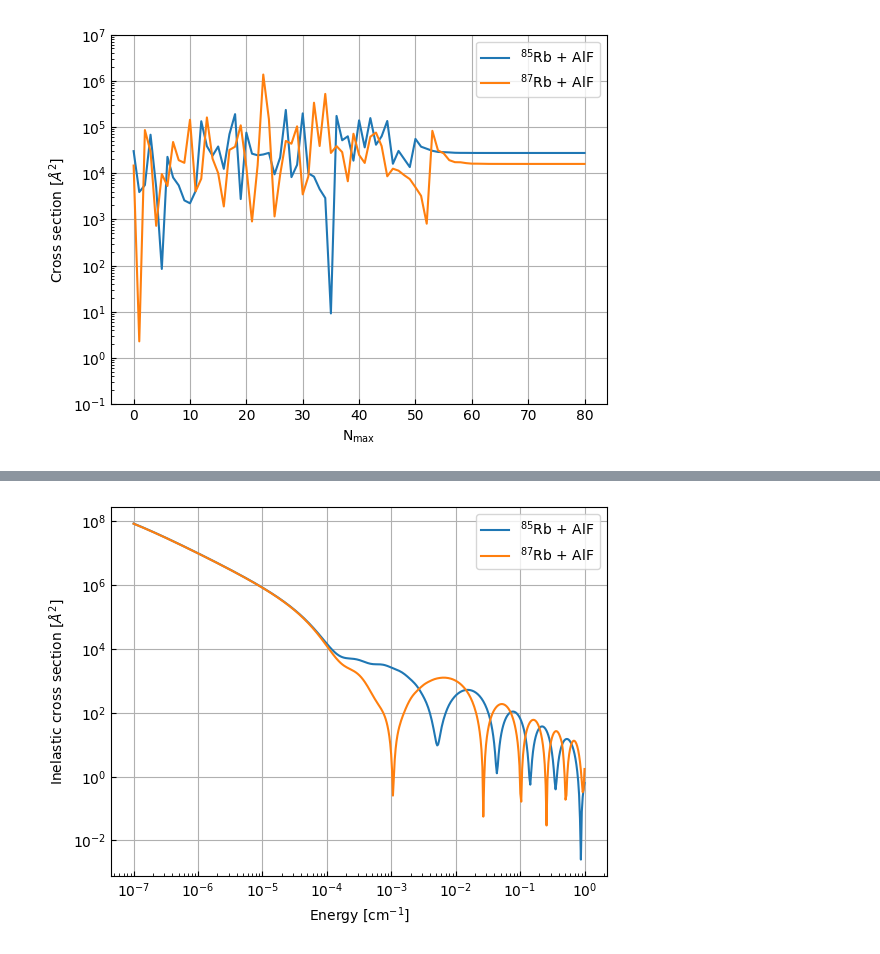
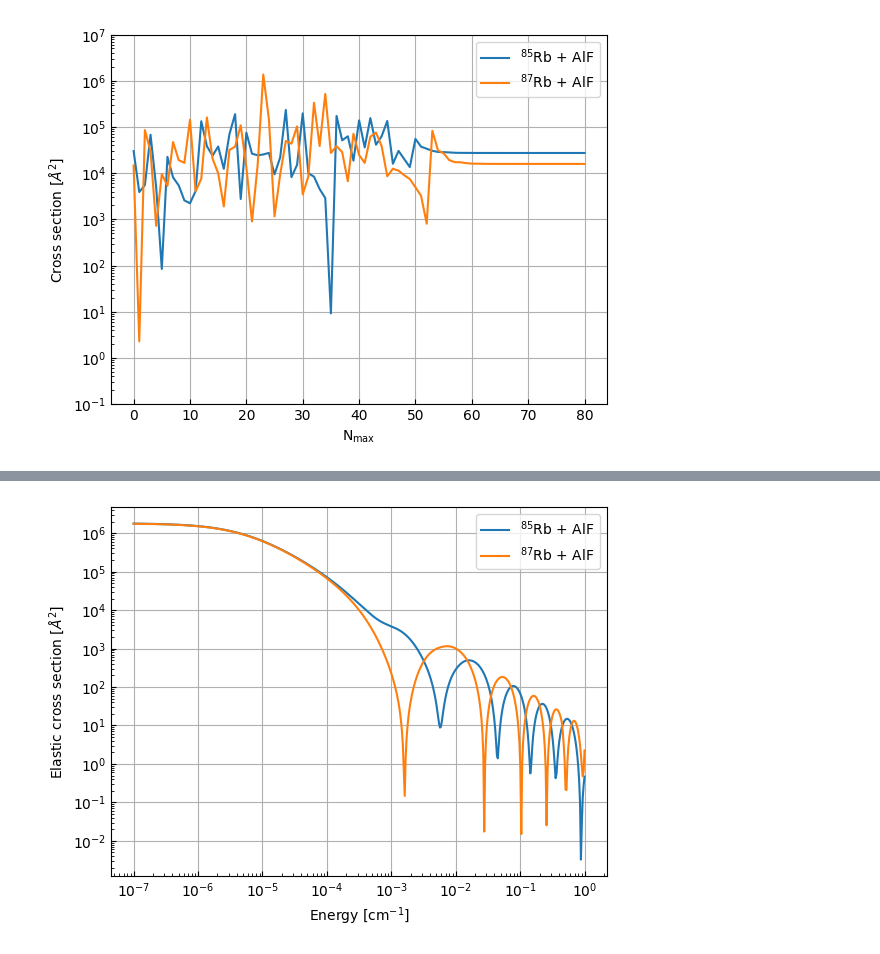
Before and after one commit to Wleter/quantum-rs, a Jupyter notebook: scattering-problems/analysis/spinless_srf_rb.ipynb, the cells around one changed output, grey strips where cells are left out. Drawn from its saved outputs; the diff is of its cells as text; code cells hidden in the pictures.

```diff
--- a/scattering-problems/analysis/spinless_srf_rb.ipynb
+++ b/scattering-problems/analysis/spinless_srf_rb.ipynb
@@ -104,16 +104,16 @@ ax.legend();
 # %%
 fig, ax = utility.plot()
 ax.set_xlabel(r"Energy [cm$^{-1}$]")
-ax.set_ylabel(r"Inelastic cross section [$\AA^2$]")
+ax.set_ylabel(r"Elastic cross section [$\AA^2$]")
 ax.set_xscale("log")
 ax.set_yscale("log")
 
 data = utility.load(f"{DATA_PATH}/AlF_Rb_inelastic_section_false.dat")
-ax.plot(data[:, 0], data[:, 4], label="$^{85}$Rb + AlF")
+ax.plot(data[:, 0], data[:, 3], label="$^{85}$Rb + AlF")
 
 data = utility.load(f"{DATA_PATH}/AlF_Rb_inelastic_section_true.dat")
-ax.plot(data[:, 0], data[:, 4], label="$^{87}$Rb + AlF")
+ax.plot(data[:, 0], data[:, 3], label="$^{87}$Rb + AlF")
 
 ax.legend();
 # %% [output]
-[figure, old version]
+[figure, new version]
```
Also changed, not shown: parts of 2 cells of this notebook, 15 other files.
